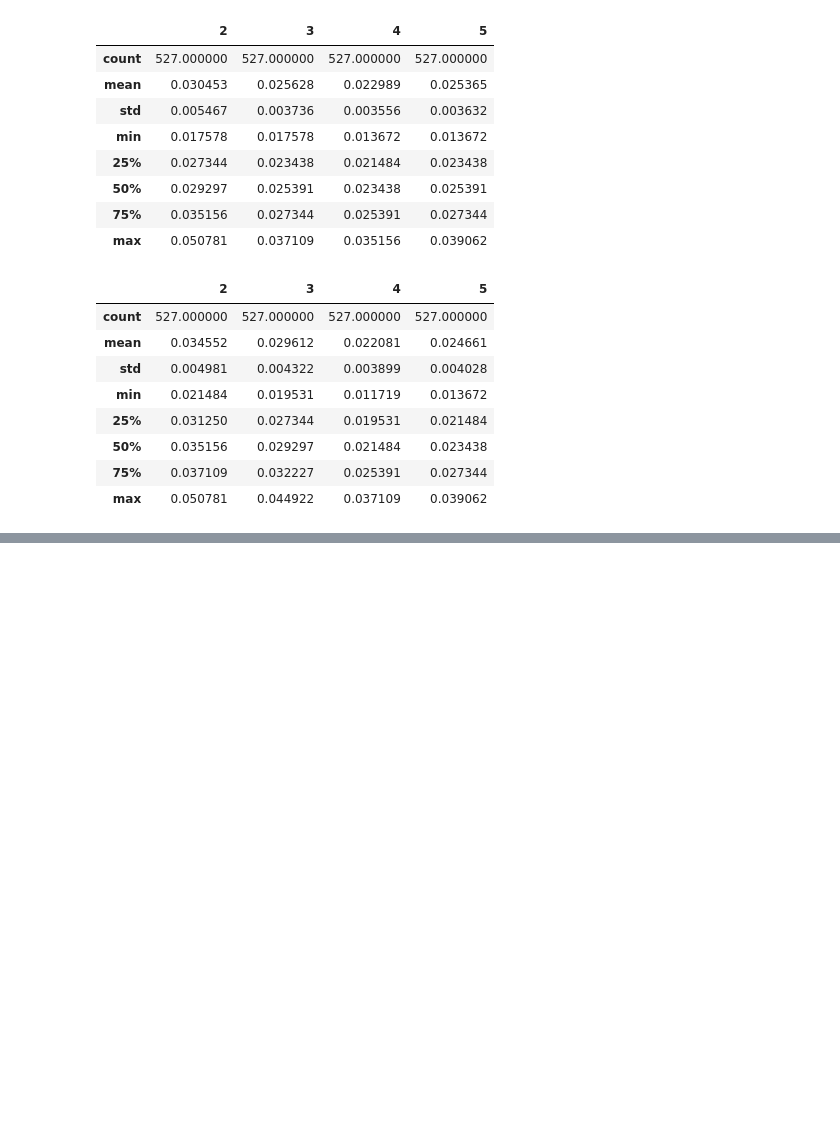
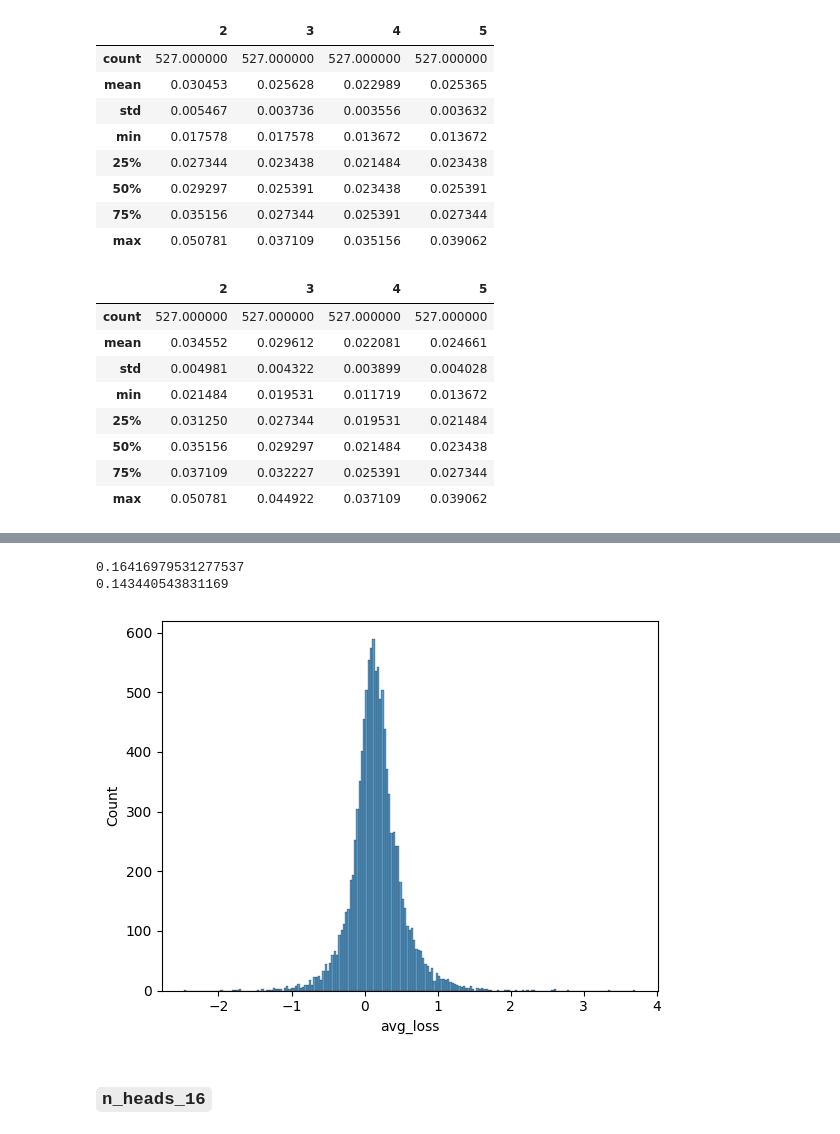
Before and after one commit to knwilliams319/stolen-attention, a Jupyter notebook: inspect_hulls.ipynb, the cells around one changed output, grey strips where cells are left out. Drawn from its saved outputs; the diff is of its cells as text; code cells hidden in the pictures; blank space fills up the shorter version.

```diff
--- a/inspect_hulls.ipynb
+++ b/inspect_hulls.ipynb
@@ -68,0 +108,17 @@ k_hulls['euc'].describe()
+# %%
+# Visualize histogram of loss_diff to get a sense for its distribution
+'''
+Loss_diff seems to be centered at a value slightly greater than 0. Printing the mean/median
+confirms that loss_diff is slightly positive. This means that there are more tokens for which
+the base model is worse than a Euclidean distance model. This is expected, as the euc model
+achieved a lower overall minimum on its loss curve.
+'''
+sns.histplot(x=loss_diff)
+print(loss_diff.mean())
+print(loss_diff.median())
+# %% [output]
+0.16416979531277537
+0.143440543831169
+[figure, added]
+# %% [markdown]
+### `n_heads_16`
```
Also changed, not shown: parts of 14 cells of this notebook, 1 other file.
